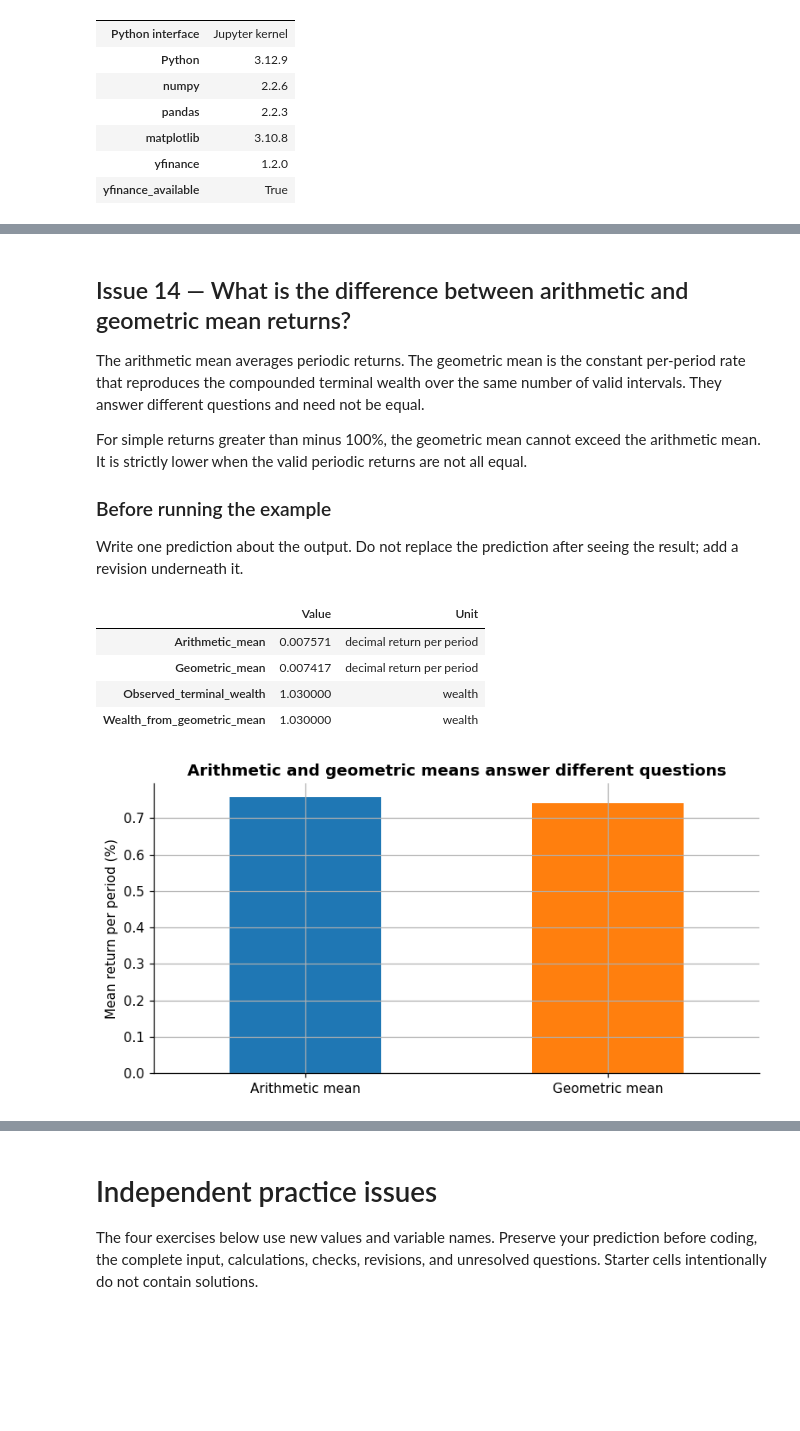
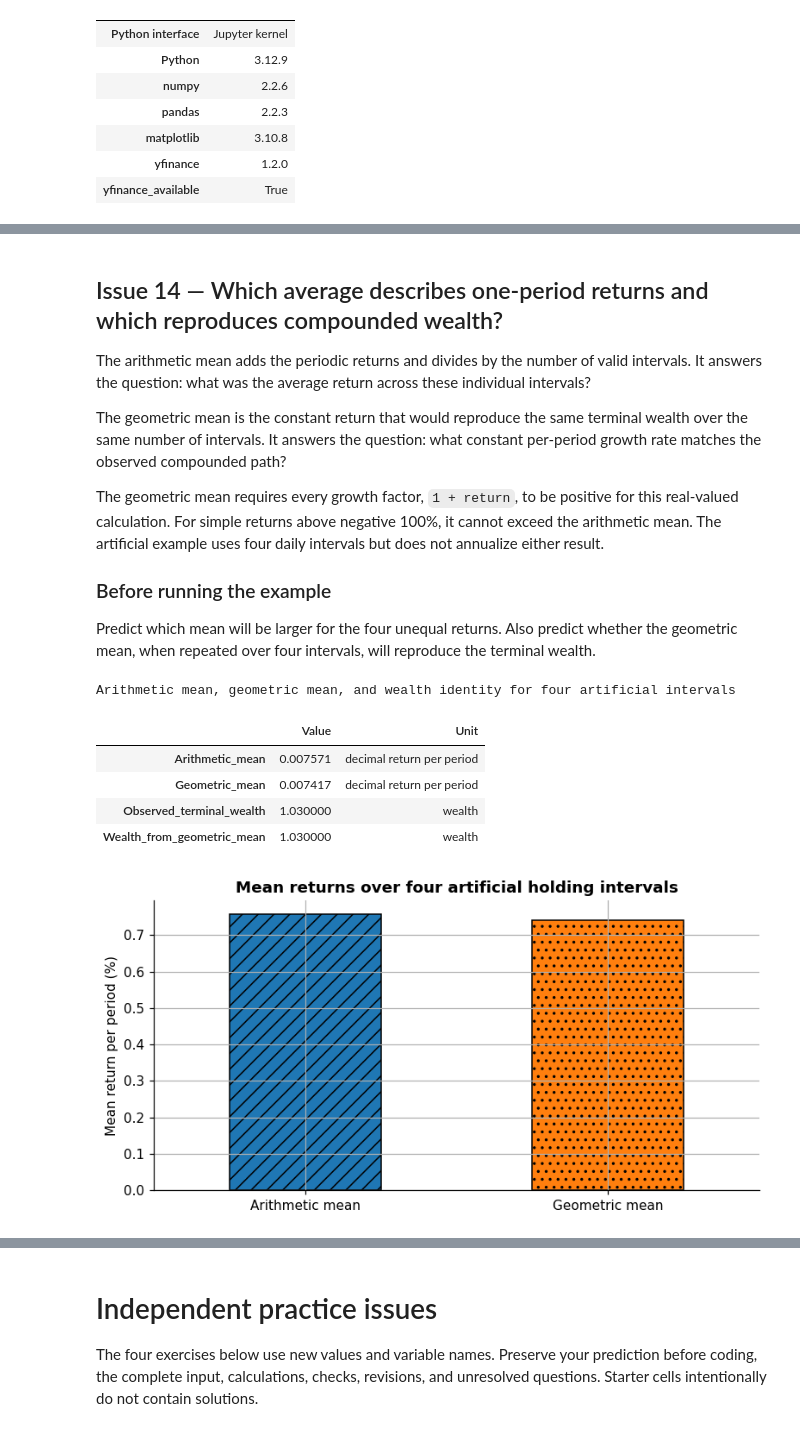
Before and after one commit to KennethWYLee/FinTech, a Jupyter notebook: course/02/week2_main.ipynb, the cells around one changed output, grey strips where cells are left out. Saved outputs shown, nothing was run; the diff lists cells and outputs as text; code cells hidden in the pictures; blank space fills up the shorter version.

```diff
--- a/course/02/week2_main.ipynb
+++ b/course/02/week2_main.ipynb
@@ -1295,17 +1718,23 @@ When terminal wealth does not equal the endpoint ratio, inspect return definitio
 # %% [markdown]
-## Issue 14 — What is the difference between arithmetic and geometric mean returns?
+## Issue 14 — Which average describes one-period returns and which reproduces compounded wealth?
 
 
-The arithmetic mean averages periodic returns. The geometric mean is the constant per-period rate that reproduces the compounded terminal wealth over the same number of valid intervals. They answer different questions and need not be equal.
+The arithmetic mean adds the periodic returns and divides by the number of valid intervals. It answers the question: what was the average return across these individual intervals?
 
-For simple returns greater than minus 100%, the geometric mean cannot exceed the arithmetic mean. It is strictly lower when the valid periodic returns are not all equal.
+The geometric mean is the constant return that would reproduce the same terminal wealth over the same number of intervals. It answers the question: what constant per-period growth rate matches the observed compounded path?
+
+The geometric mean requires every growth factor, `1 + return`, to be positive for this real-valued calculation. For simple returns above negative 100%, it cannot exceed the arithmetic mean. The artificial example uses four daily intervals but does not annualize either result.
 
 
 ### Before running the example
 
-Write one prediction about the output. Do not replace the prediction after seeing the result; add a revision underneath it.
+
+Predict which mean will be larger for the four unequal returns. Also predict whether the geometric mean, when repeated over four intervals, will reproduce the terminal wealth.
 # %%
 valid_returns = simple_return.dropna()
+if valid_returns.le(-1.0).any():
+    raise ValueError("This geometric-mean calculation requires every return to exceed -100%.")
+
 arithmetic_mean = valid_returns.mean()
 geometric_mean = (1.0 + valid_returns).prod() ** (1.0 / len(valid_returns)) - 1.0
 
@@ -1318,37 +1747,49 @@ summary_means = pd.DataFrame(
             arithmetic_mean,
             geometric_mean,
             observed_terminal_wealth,
             reproduced_terminal_wealth,
         ],
         "Unit": ["decimal return per period", "decimal return per period", "wealth", "wealth"],
     },
     index=[
         "Arithmetic_mean",
         "Geometric_mean",
         "Observed_terminal_wealth",
         "Wealth_from_geometric_mean",
     ],
 )
-display(summary_means.round(8))
+display(
+    summary_means.round(8).style.set_caption(
+        "Arithmetic mean, geometric mean, and wealth identity for four artificial intervals"
+    )
+)
 
 mean_comparison_percent = pd.Series(
     {"Arithmetic mean": 100 * arithmetic_mean, "Geometric mean": 100 * geometric_mean}
 )
-ax = mean_comparison_percent.plot(kind="bar", color=["tab:blue", "tab:orange"], rot=0)
+ax = mean_comparison_percent.plot(
+    kind="bar",
+    color=["tab:blue", "tab:orange"],
+    edgecolor="black",
+    rot=0,
+)
+ax.patches[0].set_hatch("//")
+ax.patches[1].set_hatch("..")
 ax.set_ylabel("Mean return per period (%)")
-ax.set_title("Arithmetic and geometric means answer different questions")
+ax.set_title("Mean returns over four artificial holding intervals")
 plt.tight_layout()
 plt.show()
 
 assert geometric_mean <= arithmetic_mean + 1e-15
 assert np.isclose(reproduced_terminal_wealth, observed_terminal_wealth)
 # %% [output]
+Arithmetic mean, geometric mean, and wealth identity for four artificial intervals
 |  | Value | Unit |
 | Arithmetic_mean | 0.007571 | decimal return per period |
 | Geometric_mean | 0.007417 | decimal return per period |
 | Observed_terminal_wealth | 1.030000 | wealth |
 | Wealth_from_geometric_mean | 1.030000 | wealth |
-[figure, old version]
+[figure, new version]
 # %% [markdown]
 ### Interpret the output
 
```
Also changed, not shown: parts of 66 cells of this notebook.
